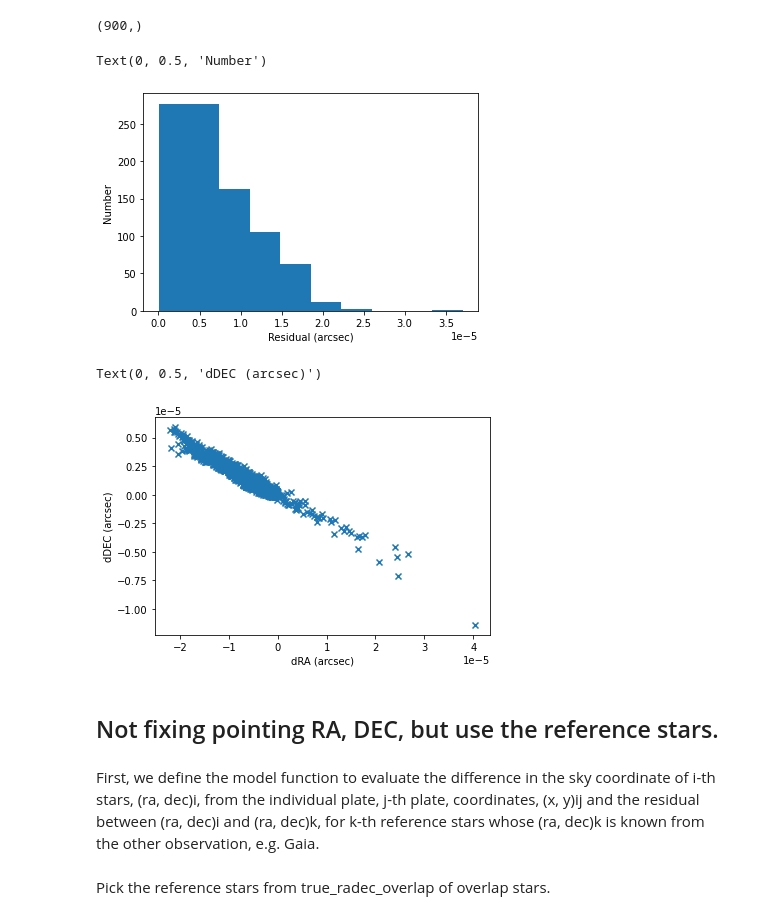
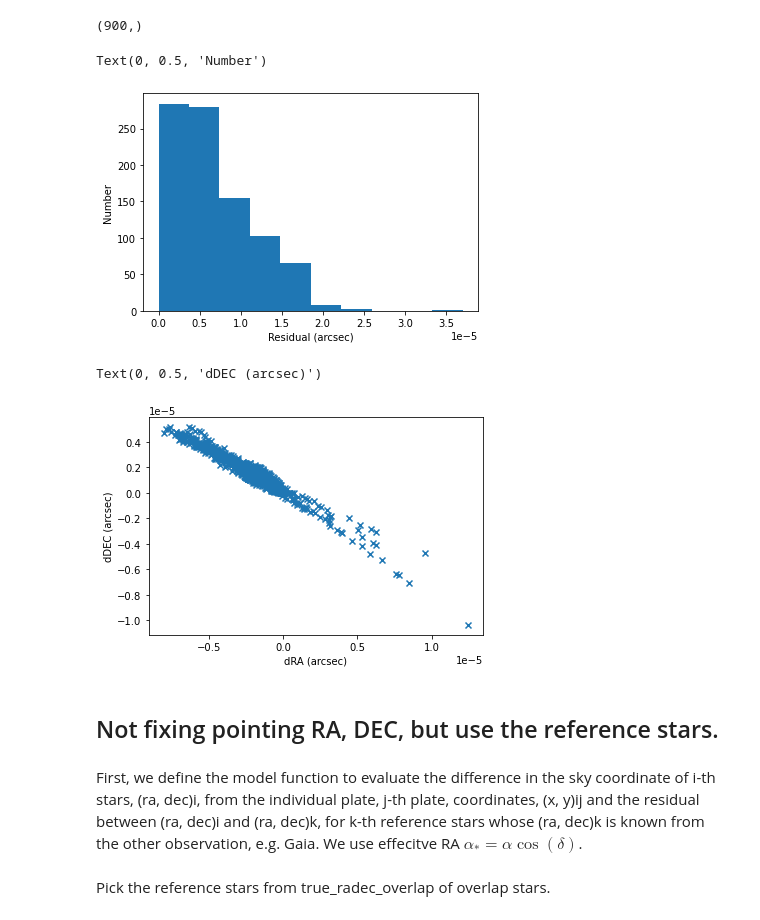
Before and after one commit to kawatadaisuke/JASMINE-analysis-testing, a Jupyter notebook: case7_challenge_00_pix2wcs.ipynb, the cells around one changed output. Saved outputs shown, nothing was run; the diff lists cells and outputs as text; code cells hidden in the pictures.

```diff
--- a/case7_challenge_00_pix2wcs.ipynb
+++ b/case7_challenge_00_pix2wcs.ipynb
@@ -340,4 +423,6 @@ Define model function to solve with Least Squares.
 # %%
+import copy
+
 # def model_func(params, n_fields, dim_sip, observed_xy):
 def model_func(params, ra_ptgs, dec_ptgs, n_fields, dim_sip, observed_xy):
     # params = (ra_ptgs, dec_ptgs, pa_ptg..., scale, a..., b...)
@@ -393,8 +478,11 @@ def model_func(params, ra_ptgs, dec_ptgs, n_fields, dim_sip, observed_xy):
     # compute the mean ra/dec for unique stars
     cat_ids = unique(observed_xy_cp, 'catalog_id')['catalog_id']
 
-    ra_mean = np.zeros_like(observed_xy_cp['ra_est'])
-    dec_mean = np.zeros_like(observed_xy_cp['ra_est'])
+    ra_mean = np.zeros(len(observed_xy['ra_est']))
+    dec_mean = np.zeros(len(observed_xy['dec_est']))
+
+    # effective RA
+    observed_xy_cp['ra_est'] = observed_xy_cp['ra_est']*np.cos(observed_xy_cp['dec_est'].data*u.deg)
 
     for i in cat_ids:
         pos = np.where(observed_xy_cp['catalog_id'] == i)
@@ -583,24 +685,27 @@ plt.xlabel("Residual (arcsec)")
 plt.ylabel("Number")
 # %% [output]
 Text(0, 0.5, 'Number')
-[figure, old version]
+[figure, new version]
 # %%
-dra = ((radec_objs['ra_est']-observed_xy_overlap['ra']).data)*u.deg
-ddec = ((radec_objs['dec_est']-observed_xy_overlap['dec']).data)*u.deg
-dra_arcsec = dra.to_value(u.arcsec)
-ddec_arcsec = ddec.to_value(u.arcsec)
+# use effective RA
+dra = radec_objs['ra_est']*np.cos(radec_objs['dec_est'].data*u.deg) \
+        -observed_xy_overlap['ra']*np.cos(observed_xy_overlap['dec'].data*u.deg)
+ddec = ((radec_objs['dec_est']-observed_xy_overlap['dec']))
+# print(' cos test=', np.cos(radec_objs['dec_est'].data*u.deg)-np.cos((radec_objs['dec_est'].data*u.deg).to_value(u.radian)))
+dra_arcsec = (dra.data*u.deg).to_value(u.arcsec)
+ddec_arcsec = (ddec.data*u.deg).to_value(u.arcsec)
 plt.scatter(dra_arcsec, ddec_arcsec, marker='x')
 plt.xlabel('dRA (arcsec)')
 plt.ylabel('dDEC (arcsec)')
 #plt.xlim([-0,8, 0.0])
 #plt.ylim([-0.8, 0.0])
 # %% [output]
 Text(0, 0.5, 'dDEC (arcsec)')
-[figure, old version]
+[figure, new version]
 # %% [markdown]
 ## Not fixing pointing RA, DEC, but use the reference stars.
 # %% [markdown]
-First, we define the model function to evaluate the difference in the sky coordinate of i-th stars, (ra, dec)i, from the individual plate, j-th plate, coordinates, (x, y)ij and the residual between (ra, dec)i and (ra, dec)k, for k-th reference stars whose (ra, dec)k is known from the other observation, e.g. Gaia.
+First, we define the model function to evaluate the difference in the sky coordinate of i-th stars, (ra, dec)i, from the individual plate, j-th plate, coordinates, (x, y)ij and the residual between (ra, dec)i and (ra, dec)k, for k-th reference stars whose (ra, dec)k is known from the other observation, e.g. Gaia. We use effecitve RA $\alpha_* = \alpha \cos(\delta)$.
 # %%
 def model_wrefs_func(params, n_fields, dim_sip, observed_xy, radec_refstars):
     # params = (ra_ptgs, dec_ptgs, pa_ptg..., scale, a..., b...)
```
Also changed, not shown: parts of 56 cells of this notebook.
